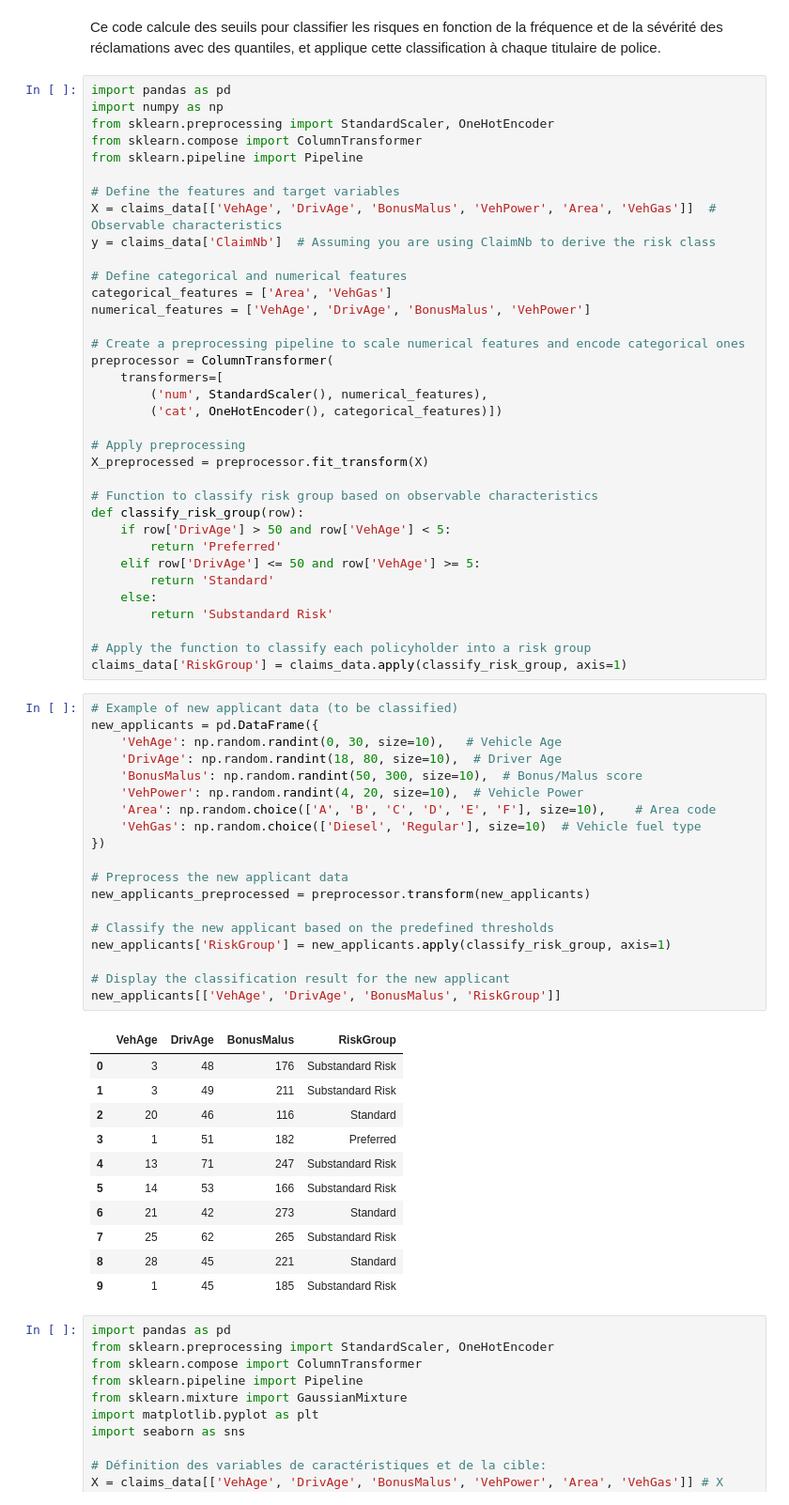
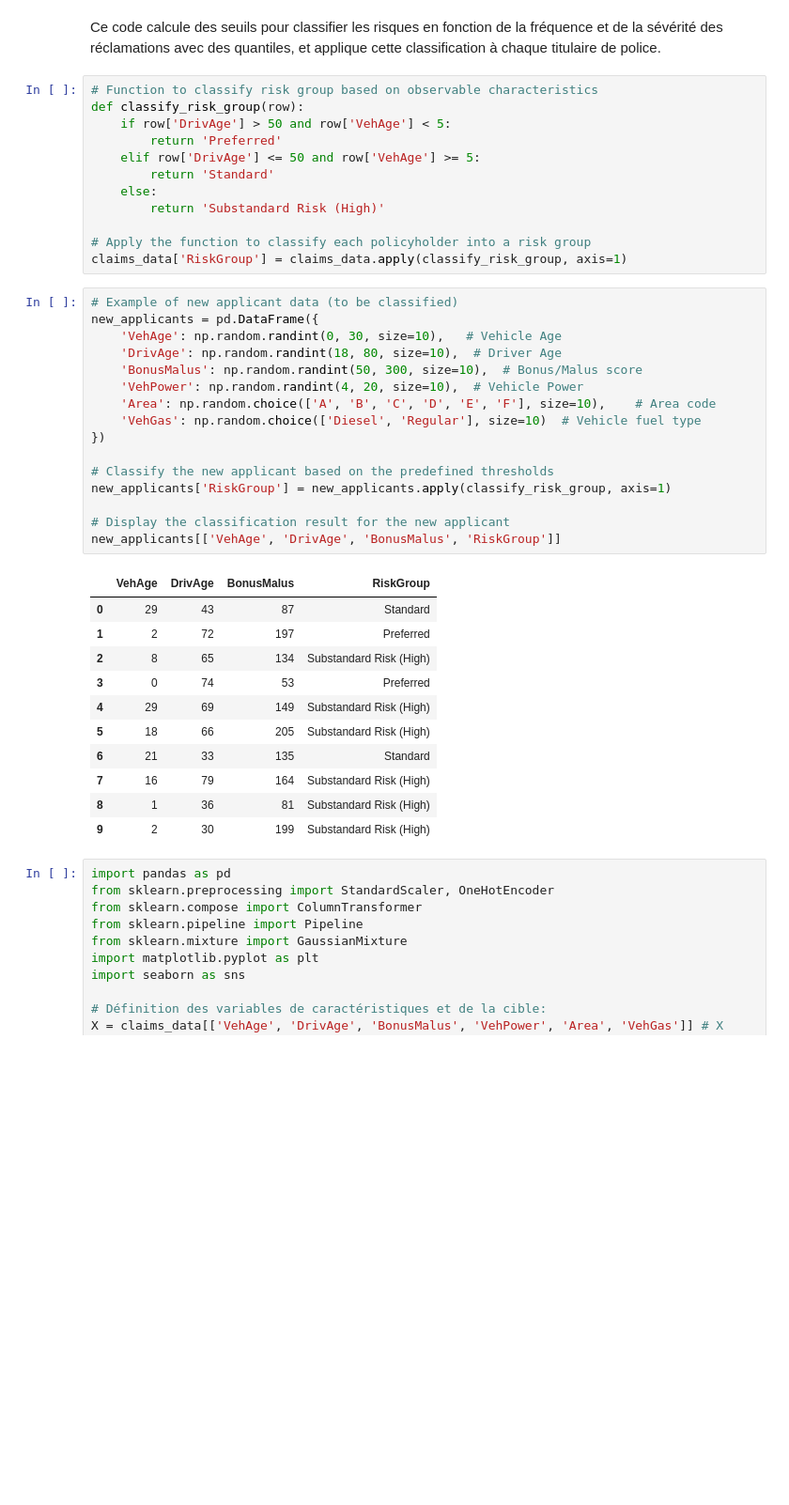
Before and after one commit to ThomasDeConinck/Assurance-Code-Python, a Jupyter notebook: assurances Code Python Case.ipynb, the cells around one changed output. Shown at 94% size. Saved outputs shown, nothing was run; the diff lists cells and outputs as text; blank space fills up the shorter version.

```diff
--- a/assurances Code Python Case.ipynb
+++ b/assurances Code Python Case.ipynb
@@ -635,29 +723,6 @@ Actuarial Criteria:
 # %% [markdown]
 Ce code calcule des seuils pour classifier les risques en fonction de la fréquence et de la sévérité des réclamations avec des quantiles, et applique cette classification à chaque titulaire de police.
 # %%
-import pandas as pd
-import numpy as np
-from sklearn.preprocessing import StandardScaler, OneHotEncoder
-from sklearn.compose import ColumnTransformer
-from sklearn.pipeline import Pipeline
-
-# Define the features and target variables
-X = claims_data[['VehAge', 'DrivAge', 'BonusMalus', 'VehPower', 'Area', 'VehGas']]  # Observable characteristics
-y = claims_data['ClaimNb']  # Assuming you are using ClaimNb to derive the risk class
-
-# Define categorical and numerical features
-categorical_features = ['Area', 'VehGas']
-numerical_features = ['VehAge', 'DrivAge', 'BonusMalus', 'VehPower']
-
-# Create a preprocessing pipeline to scale numerical features and encode categorical ones
-preprocessor = ColumnTransformer(
-    transformers=[
-        ('num', StandardScaler(), numerical_features),
-        ('cat', OneHotEncoder(), categorical_features)])
-
-# Apply preprocessing
-X_preprocessed = preprocessor.fit_transform(X)
-
 # Function to classify risk group based on observable characteristics
 def classify_risk_group(row):
     if row['DrivAge'] > 50 and row['VehAge'] < 5:
@@ -665,41 +730,38 @@ def classify_risk_group(row):
     elif row['DrivAge'] <= 50 and row['VehAge'] >= 5:
         return 'Standard'
     else:
-        return 'Substandard Risk'
+        return 'Substandard Risk (High)'
 
 # Apply the function to classify each policyholder into a risk group
 claims_data['RiskGroup'] = claims_data.apply(classify_risk_group, axis=1)
 # %%
 # Example of new applicant data (to be classified)
 new_applicants = pd.DataFrame({
     'VehAge': np.random.randint(0, 30, size=10),   # Vehicle Age
     'DrivAge': np.random.randint(18, 80, size=10),  # Driver Age
     'BonusMalus': np.random.randint(50, 300, size=10),  # Bonus/Malus score
     'VehPower': np.random.randint(4, 20, size=10),  # Vehicle Power
     'Area': np.random.choice(['A', 'B', 'C', 'D', 'E', 'F'], size=10),    # Area code
     'VehGas': np.random.choice(['Diesel', 'Regular'], size=10)  # Vehicle fuel type
 })
 
-# Preprocess the new applicant data
-new_applicants_preprocessed = preprocessor.transform(new_applicants)
-
 # Classify the new applicant based on the predefined thresholds
 new_applicants['RiskGroup'] = new_applicants.apply(classify_risk_group, axis=1)
 
 # Display the classification result for the new applicant
 new_applicants[['VehAge', 'DrivAge', 'BonusMalus', 'RiskGroup']]
 # %% [output]
 |  | VehAge | DrivAge | BonusMalus | RiskGroup |
-| 0 | 3 | 48 | 176 | Substandard Risk |
-| 1 | 3 | 49 | 211 | Substandard Risk |
-| 2 | 20 | 46 | 116 | Standard |
-| 3 | 1 | 51 | 182 | Preferred |
-| 4 | 13 | 71 | 247 | Substandard Risk |
-| 5 | 14 | 53 | 166 | Substandard Risk |
-| 6 | 21 | 42 | 273 | Standard |
-| 7 | 25 | 62 | 265 | Substandard Risk |
-| 8 | 28 | 45 | 221 | Standard |
-| 9 | 1 | 45 | 185 | Substandard Risk |
+| 0 | 29 | 43 | 87 | Standard |
+| 1 | 2 | 72 | 197 | Preferred |
+| 2 | 8 | 65 | 134 | Substandard Risk (High) |
+| 3 | 0 | 74 | 53 | Preferred |
+| 4 | 29 | 69 | 149 | Substandard Risk (High) |
+| 5 | 18 | 66 | 205 | Substandard Risk (High) |
+| 6 | 21 | 33 | 135 | Standard |
+| 7 | 16 | 79 | 164 | Substandard Risk (High) |
+| 8 | 1 | 36 | 81 | Substandard Risk (High) |
+| 9 | 2 | 30 | 199 | Substandard Risk (High) |
 # %%
 import pandas as pd
 from sklearn.preprocessing import StandardScaler, OneHotEncoder
```
Also changed, not shown: parts of 7 cells of this notebook.
